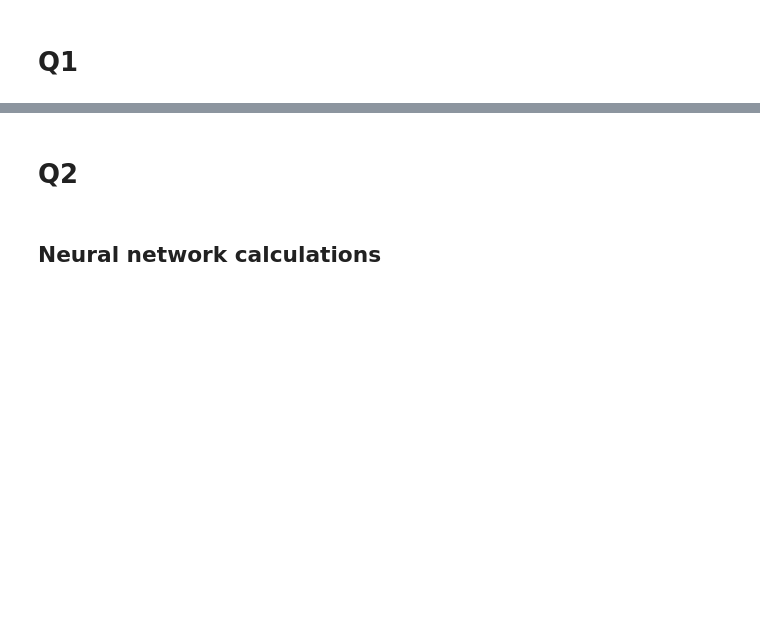
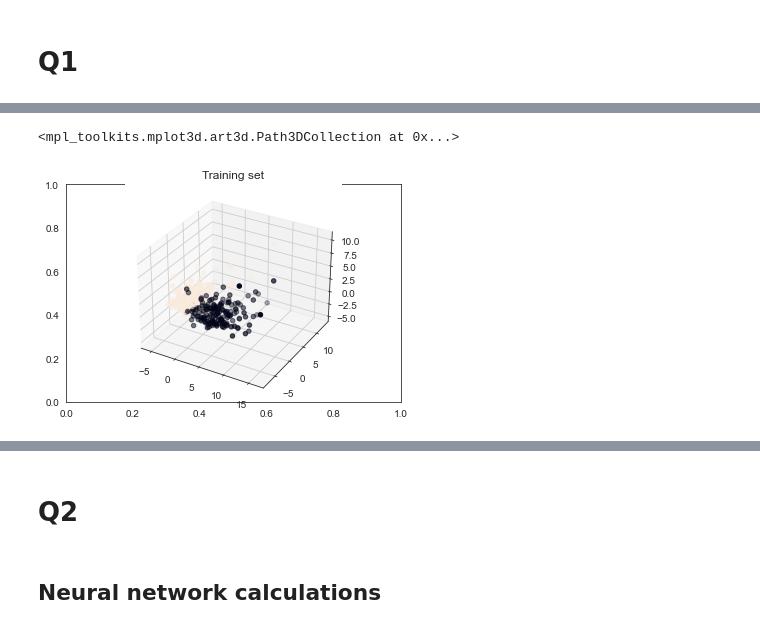
Before and after one commit to viswambaran/AMI, a Jupyter notebook: Summative2.ipynb, the cells around one changed output, grey strips where cells are left out. Drawn from its saved outputs; the diff is of its cells as text; code cells hidden in the pictures; blank space fills up the shorter version.

```diff
--- a/Summative2.ipynb
+++ b/Summative2.ipynb
@@ -134,0 +135,19 @@ plt.show()
+# %%
+# Using 3 compenents
+
+pca = PCA(n_components = 3)
+X_train = pca.fit_transform(X_train)
+X_test = pca.transform(X_test)
+explained_variance = pca.explained_variance_ratio_
+# %%
+# plotting 3 componnets
+
+from mpl_toolkits.mplot3d import Axes3D
+
+fig =plt.figure()
+plt.title("Training set")
+ax = fig.add_subplot(111, projection="3d")
+ax.scatter(X_train[:,0], X_train[:,1], X_train[:,2], c=y_train)
+# %% [output]
+<mpl_toolkits.mplot3d.art3d.Path3DCollection at 0x...>
+[figure, added]
```
Also changed, not shown: parts of 16 cells of this notebook.
